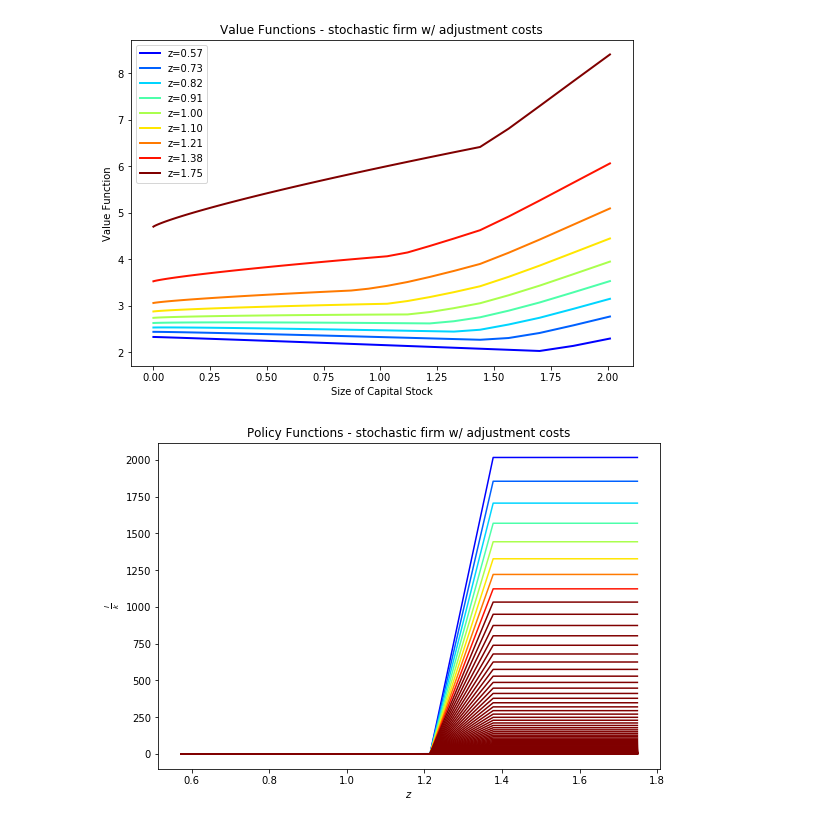
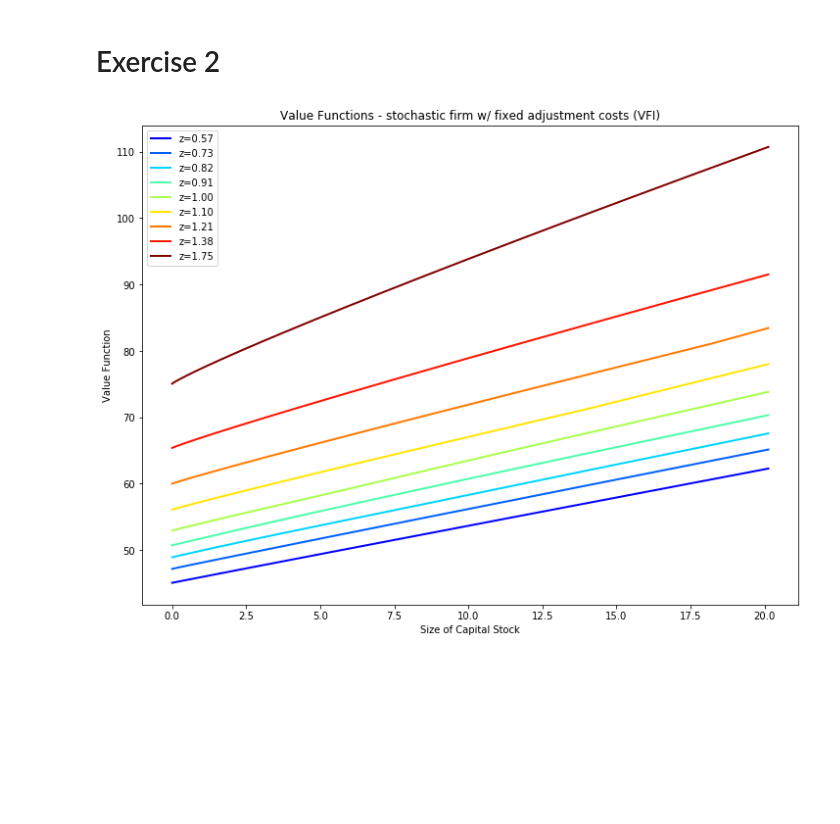
Before and after one commit to ipitman/BootCamp2017, a Jupyter notebook: Econ/Wk3_FirmDyn/Code/Wk3_Econ_PSet.ipynb, the cells around one changed output. Drawn from its saved outputs; the diff is of its cells as text; code cells hidden in the pictures; blank space fills up the shorter version.

```diff
--- a/Econ/Wk3_FirmDyn/Code/Wk3_Econ_PSet.ipynb
+++ b/Econ/Wk3_FirmDyn/Code/Wk3_Econ_PSet.ipynb
@@ -112,6 +124,8 @@ plt.show()
+# %% [markdown]
+# Exercise 2 #
 # %%
-V = np.zeros((sizek, sizez))  # initial guess at value function
+V2 = np.zeros((sizek, sizez))  # initial guess at value function
 Vmat1 = np.zeros((sizek, sizek, sizez))  # initialize the first Vmat matrix
-Vmat2 = np.zeros((sizek, sizek, sizez))  # initialize the second Vmat matrix
+Vmat2 = np.zeros((sizek, sizez))  # initialize the second Vmat matrix
 VFiter = 1
 VFdist = 7.0
@@ -142,28 +139,47 @@ while VFdist > VFtol and VFiter < VFmaxiter:
+# %%
+@jit(void(i8, i8, i8, f8, f8[:,:], f8[:,:], f8[:,:], f8[:,:], f8[:,:], f8[:,:,:]))
+def forloop2(sizek, sizez, dens, betafirm, e2_grid, op_grid, pi, V2, Vmat2, Vmat1):
+    for i in range(sizek):  # loop over k
+        for k in range(sizez):  # loop over z
+            if (i - dens) < 0:
+                Vmat2[i, k] = op_grid[i, k] + betafirm * np.sum(prod(pi[k, :], V2[i, :]))
+            else:
+                Vmat2[i, k] = op_grid[i, k] + betafirm * np.sum(prod(pi[k, :], V2[i - dens, :]))
+            for j in range(sizek):  # loop over k'
+                Vmat1[i, j, k] = e2_grid[i, j, k] + betafirm * np.sum(prod(pi[k, :], V2[j, :]))
+
+while VFdist > VFtol and VFiter < VFmaxiter:
+    TV2 = V2.copy()
+    forloop2(sizek, sizez, dens, betafirm, e2_grid, op_grid, pi, V2, Vmat2, Vmat1)
+    concat = np.array([Vmat1.max(axis=1), Vmat2])
+    V2 = concat.max(axis=0)
+    VFdist = (np.absolute(V2 - TV2)).max()  # check distance between value
+    # function for this iteration and value function from past iteration
+    VFiter += 1
+
+
+choice = concat.argmax(axis=0)
+PF2_indices = np.argmax(Vmat1, axis=1)
+PF2 = np.zeros((sizek, sizez))
+
+for i in range(sizek):  # loop over k
+    for k in range(sizez):  # loop over z
+        if choice[i, k] == 1:
+            if (i - dens) < 0:
+                PF2[i, k] = k_grid[i]
+            else:
+                PF2[i, k] = k_grid[i - dens]
+        else:
+            PF2[i, k] = k_grid[PF2_indices[i, k]]
 # %%
-plt.subplots(figsize=(9, 6))
+plt.subplots(figsize=(12, 9))
 for k in range(sizez):
     lb = 'z='+format(z_grid[k],'.2f')
-    plt.plot(k_grid, V[:,k], color=plt.cm.jet((k+1)/sizez),lw=2,label=lb)
+    plt.plot(k_grid, V2[:,k], color=plt.cm.jet((k+1)/sizez),lw=2,label=lb)
 plt.xlabel('Size of Capital Stock')
 plt.ylabel('Value Function')
-plt.title('Value Functions - stochastic firm w/ adjustment costs')
+plt.title('Value Functions - stochastic firm w/ fixed adjustment costs (VFI)')
 plt.legend(loc='best')
 plt.show()
 # %% [output]
-[figure, old version]
+[figure, new version]
-# %%
-PF = np.empty((sizek, sizez))
-
-for i in range(sizek):
-    for j in range(sizez):
-        PF[i, j] = k_grid[int(PF_indices[i, j])]
-
-plt.subplots(figsize=(9, 6))
-for i in range(sizek):
-    plt.plot(z_grid, (PF[i,:] - (1 - delta) * k_grid[i]) / k_grid[i], color=plt.cm.jet((i+1)/sizez))
-plt.xlabel(r'$z$')
-plt.ylabel(r'$\frac{I}{k}$')
-plt.title('Policy Functions - stochastic firm w/ adjustment costs')
-plt.show()
-# %% [output]
-[figure, removed]
```
Also changed, not shown: parts of 25 cells of this notebook, 4 other files.
